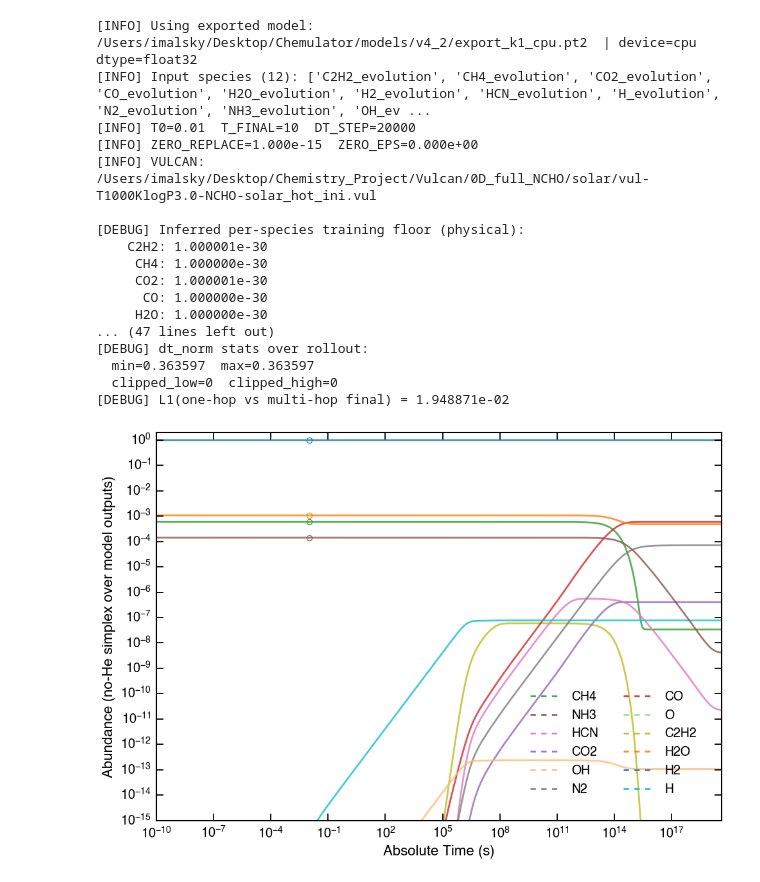
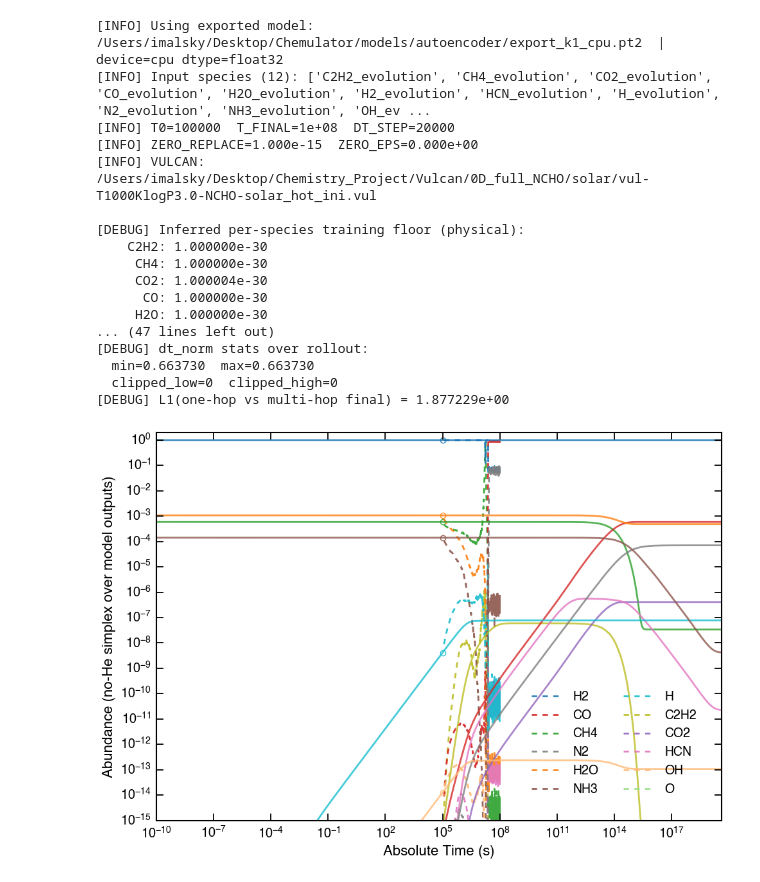
Before and after one commit to imalsky/Chemulator, a Jupyter notebook: testing/xi.ipynb, the cells around one changed output. Saved outputs shown, nothing was run; the diff lists cells and outputs as text; code cells hidden in the pictures.

Commit message:
this model is working, but longterm autoregressive rollout is still not where I want it to be

```diff
--- a/testing/xi.ipynb
+++ b/testing/xi.ipynb
@@ -26,14 +26,14 @@ plt.style.use('science.mplstyle')
 
 # Paths
 REPO_ROOT     = Path("/Users/imalsky/Desktop/Chemulator")
-MODEL_DIR     = REPO_ROOT / "models" / "v4_2"              # expects export_k1_cpu.pt2
+MODEL_DIR     = REPO_ROOT / "models" / "autoencoder"              # expects export_k1_cpu.pt2
 PROCESSED_DIR = REPO_ROOT / "data" / "processed"
 SRC_DIR       = REPO_ROOT / "src"
 VULCAN_PATH   = Path("/Users/imalsky/Desktop/Chemistry_Project/Vulcan/0D_full_NCHO/solar/vul-T1000KlogP3.0-NCHO-solar_hot_ini.vul")
 
 # Timing (absolute seconds)
-T0       = 1.0e-2         # start time
-T_FINAL  = 1.0e1         # end time
+T0       = 1.0e5         # start time
+T_FINAL  = 1.0e8         # end time
 DT_STEP  = 2.0e4         # fixed step size
 
 # Zero policy layered on top of training floors (optional)
@@ -221,11 +221,26 @@ def dt_phys_to_hat(dt_phys: np.ndarray, manifest: Dict) -> Tuple[np.ndarray, Dic
 # ===================== Torch + safe denorm =====================
 
 @torch.inference_mode()
-def _predict_k1(fn, y_norm: torch.Tensor, g_norm: torch.Tensor, dt_hat_scalar: torch.Tensor) -> torch.Tensor:
-    """Call exported program (y, dt_norm, g) with dt_norm shaped [B,1,1]. Returns [1,S_out] normalized."""
-    dt_b11 = dt_hat_scalar.reshape(1,1,1)
-    out = fn(y_norm, dt_b11, g_norm)
+def _predict_k1(fn,
+                y_norm: torch.Tensor,
+                g_norm: torch.Tensor,
+                dt_hat_scalar: torch.Tensor) -> torch.Tensor:
+    """
+    Call exported program (y, dt_norm, g).
+
+    Expected shapes to satisfy torch.export constraints:
+      y_norm       [B, S_in]
+      dt_hat_scalar[1] or [B]  -> we reshape to [B, 1]
+      g_norm       [B, G]
+
+    Returns [B, S_out] (normalized).
+    """
+    # Make dt_norm rank-2: [B,1]. For B=1 this becomes [1,1].
+    dt_b1 = dt_hat_scalar.reshape(-1, 1)
+
+    out = fn(y_norm, dt_b1, g_norm)
     return out if isinstance(out, torch.Tensor) else torch.as_tensor(out)
+
 
 def safe_denorm(norm: NormalizationHelper,
                 y_norm: torch.Tensor,
@@ -460,37 +475,37 @@ def main() -> None:
     t_min_plot = max(1e-12, float(min(times_abs[0], np.min(vul_t))))
     t_max_plot = float(max(times_abs[-1], np.max(vul_t)))
     #ax.set_xlim(1e5, 1e6)
     ax.set_ylim(1e-15, 2)
 
     ax.legend(lines, labels, fontsize=14, ncol=2, loc='lower right',
               borderpad=1, columnspacing=2, handlelength=2.5)
 
     plt.tight_layout()
     plt.show()
 
 if __name__ == "__main__":
     torch.set_num_threads(1)
     import os
     os.environ.setdefault("OMP_NUM_THREADS", "1")
     os.environ.setdefault("KMP_DUPLICATE_LIB_OK", "TRUE")
     os.environ.setdefault("PYTORCH_ENABLE_MPS_FALLBACK", "1")
     main()
 # %% [output]
-[INFO] Using exported model: /Users/imalsky/Desktop/Chemulator/models/v4_2/export_k1_cpu.pt2  | device=cpu dtype=float32
+[INFO] Using exported model: /Users/imalsky/Desktop/Chemulator/models/autoencoder/export_k1_cpu.pt2  | device=cpu dtype=float32
 [INFO] Input species (12): ['C2H2_evolution', 'CH4_evolution', 'CO2_evolution', 'CO_evolution', 'H2O_evolution', 'H2_evolution', 'HCN_evolution', 'H_evolution', 'N2_evolution', 'NH3_evolution', 'OH_ev ...
-[INFO] T0=0.01  T_FINAL=10  DT_STEP=20000
+[INFO] T0=100000  T_FINAL=1e+08  DT_STEP=20000
 [INFO] ZERO_REPLACE=1.000e-15  ZERO_EPS=0.000e+00
 [INFO] VULCAN: /Users/imalsky/Desktop/Chemistry_Project/Vulcan/0D_full_NCHO/solar/vul-T1000KlogP3.0-NCHO-solar_hot_ini.vul
 
 [DEBUG] Inferred per-species training floor (physical):
-    C2H2: 1.000001e-30
+    C2H2: 1.000000e-30
      CH4: 1.000000e-30
-     CO2: 1.000001e-30
+     CO2: 1.000004e-30
       CO: 1.000000e-30
      H2O: 1.000000e-30
 ... (47 lines left out)
 [DEBUG] dt_norm stats over rollout:
-  min=0.363597  max=0.363597
+  min=0.663730  max=0.663730
   clipped_low=0  clipped_high=0
-[DEBUG] L1(one-hop vs multi-hop final) = 1.948871e-02
+[DEBUG] L1(one-hop vs multi-hop final) = 1.877229e+00
-[figure, old version]
+[figure, new version]
```
Also changed, not shown: 9 other files.
